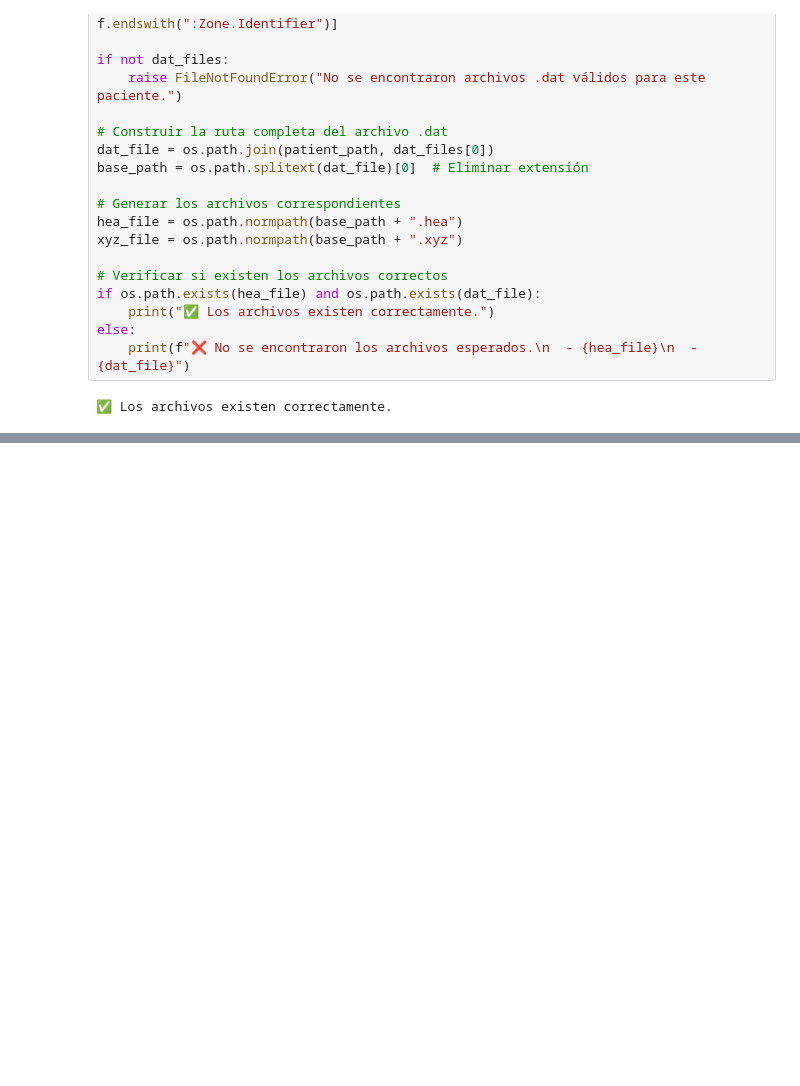
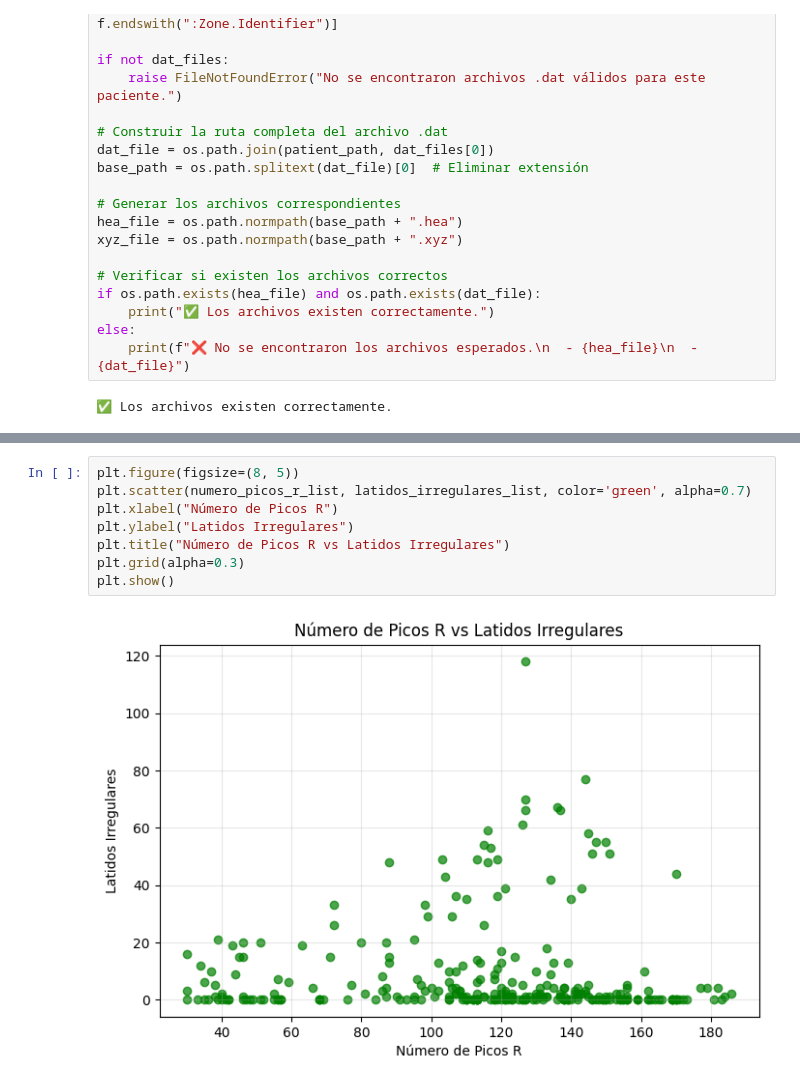
Before and after one commit to mattarluu/ECGproyect, a Jupyter notebook: ecg.ipynb, the cells around one changed output, grey strips where cells are left out. Drawn from its saved outputs; the diff is of its cells as text; blank space fills up the shorter version.

```diff
--- a/ecg.ipynb
+++ b/ecg.ipynb
@@ -187,0 +356,10 @@ def graficar_ecg(ecg_signal, picos_r):
+# %%
+plt.figure(figsize=(8, 5))
+plt.scatter(numero_picos_r_list, latidos_irregulares_list, color='green', alpha=0.7)
+plt.xlabel("Número de Picos R")
+plt.ylabel("Latidos Irregulares")
+plt.title("Número de Picos R vs Latidos Irregulares")
+plt.grid(alpha=0.3)
+plt.show()
+# %% [output]
+[figure, added]
```
Also changed, not shown: parts of 4 cells of this notebook.
